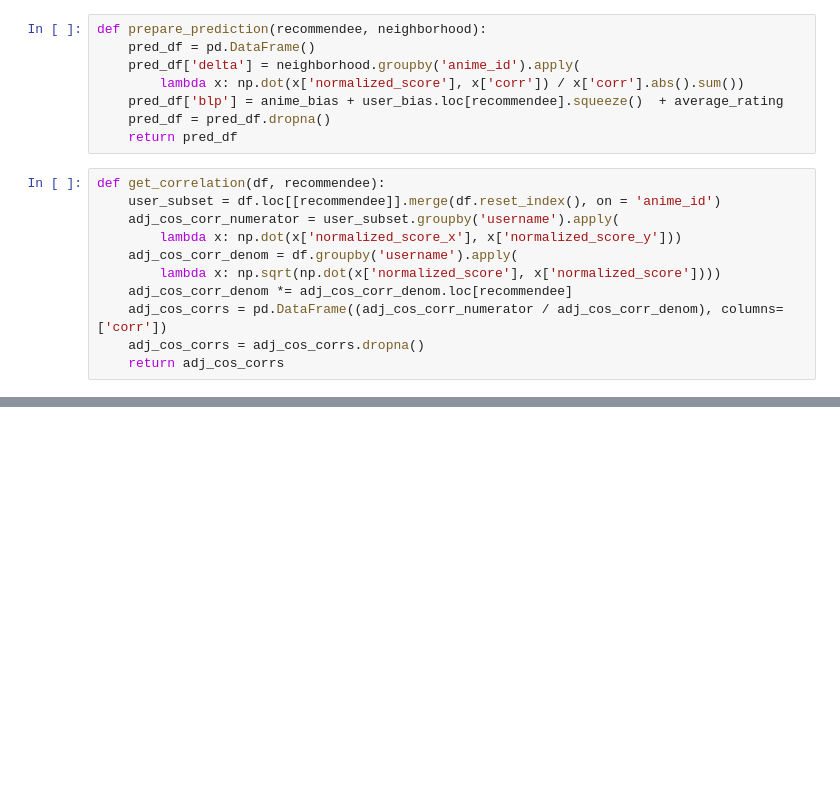
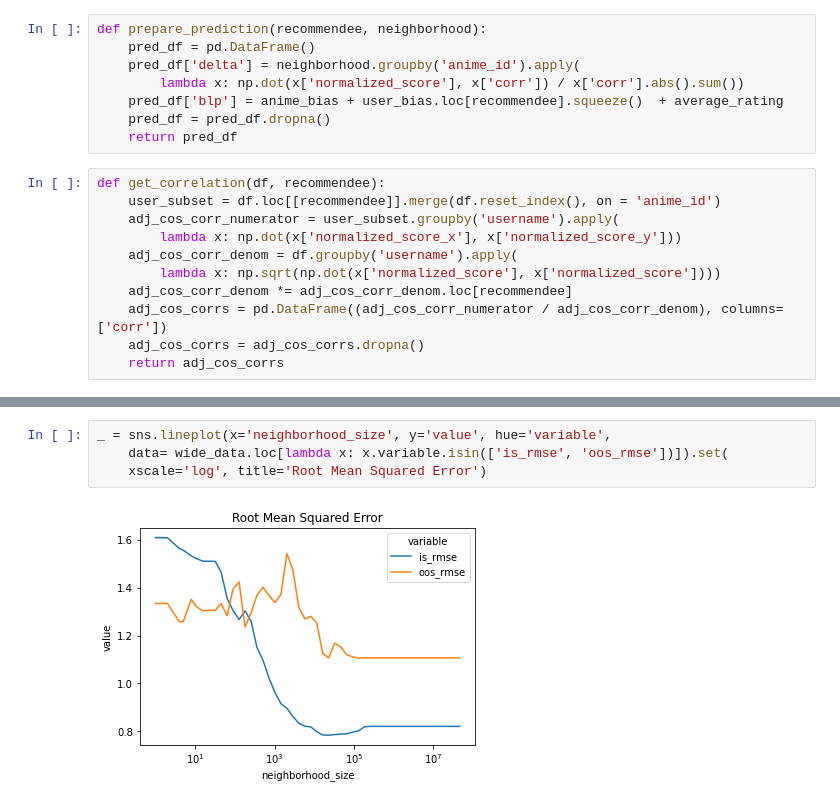
Before and after one commit to Fro116/RecommenderSystem, a Jupyter notebook: UserUserCrossValidation.ipynb, the cells around one changed output, grey strips where cells are left out. Cells and saved outputs as stored; diff of their text form; blank space fills up the shorter version.

```diff
--- a/UserUserCrossValidation.ipynb
+++ b/UserUserCrossValidation.ipynb
@@ -148,0 +157,6 @@ Wall time: 6min 20s
+# %%
+_ = sns.lineplot(x='neighborhood_size', y='value', hue='variable',
+    data= wide_data.loc[lambda x: x.variable.isin(['is_rmse', 'oos_rmse'])]).set(
+    xscale='log', title='Root Mean Squared Error')
+# %% [output]
+[figure, added]
```
Also changed, not shown: parts of 8 cells of this notebook.
